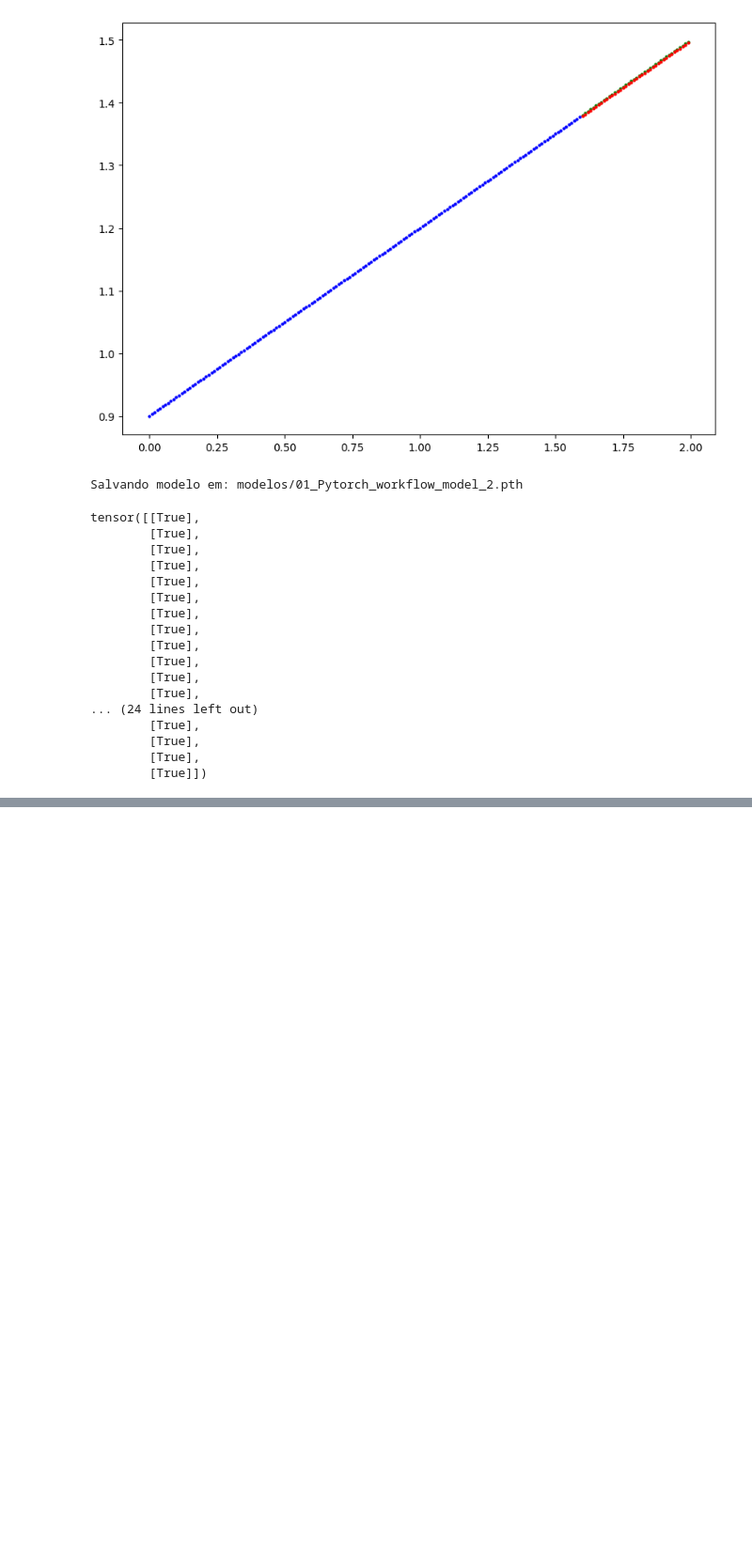
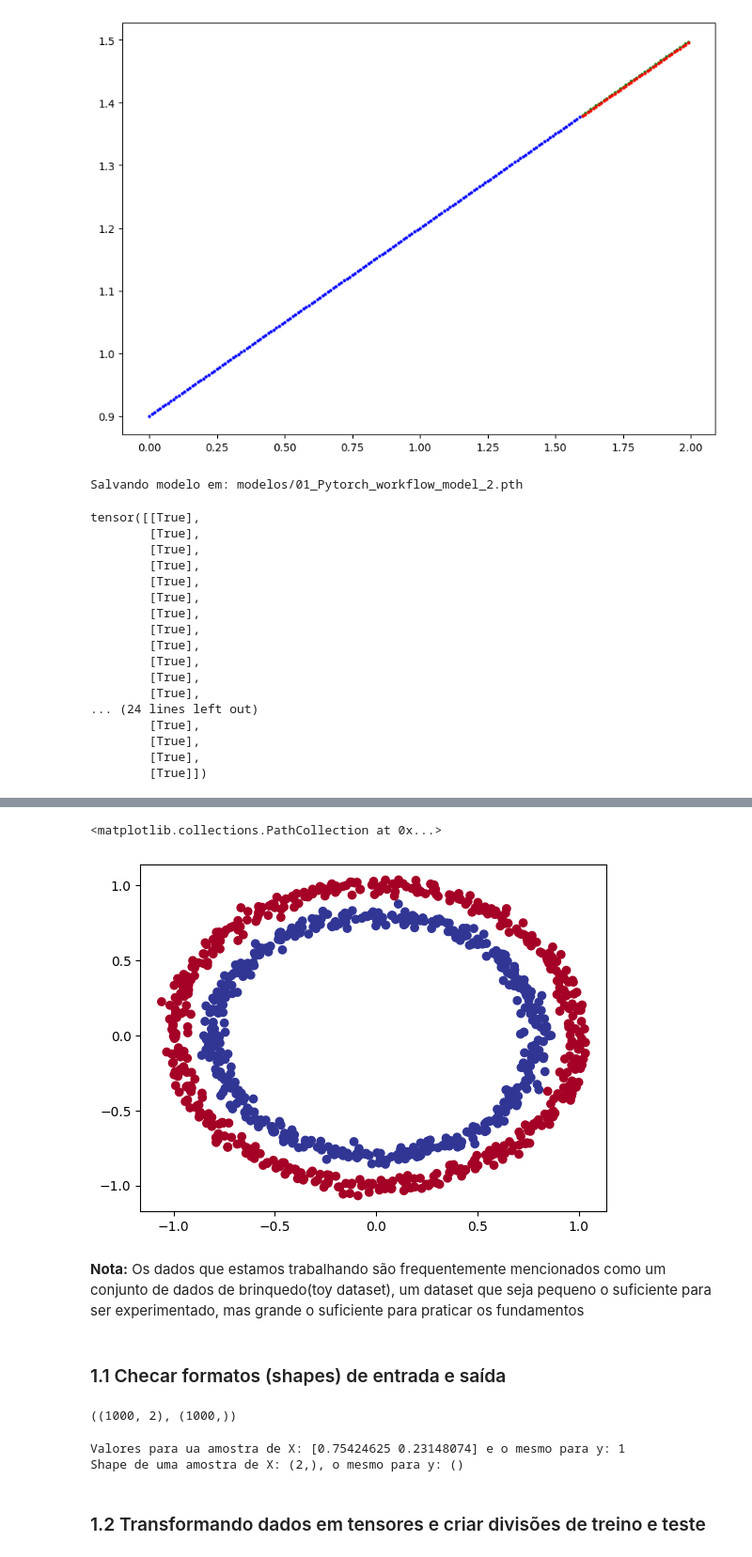
Before and after one commit to lucasget/estudos-pytorch, a Jupyter notebook: codigo.ipynb, the cells around one changed output, grey strips where cells are left out. Shown at 94% size. Drawn from its saved outputs; the diff is of its cells as text; code cells hidden in the pictures; blank space fills up the shorter version.

```diff
--- a/codigo.ipynb
+++ b/codigo.ipynb
@@ -1749,0 +1758,10 @@ tensor([[True],
+# %%
+from sklearn.datasets import make_circles
+
+# Criar 1000 amostras
+n_amostras = 1000
+
+# Criar circulos
+X, y = make_circles(n_amostras,
+                    noise = 0.03,
+                    random_state=42)
@@ -1749,0 +1822,31 @@ tensor([[True],
+# %%
+# visualize, visualize, visualize
+import matplotlib.pyplot as plt
+plt.scatter(x = X[:,0],
+            y = X[:,1],
+            c = y,
+            cmap = plt.cm.RdYlBu)
+# %% [output]
+<matplotlib.collections.PathCollection at 0x...>
+[figure, added]
+# %% [markdown]
+**Nota:** Os dados que estamos trabalhando são frequentemente mencionados como um conjunto de dados de brinquedo(toy dataset), um dataset que seja pequeno o suficiente para ser experimentado, mas grande o suficiente para praticar os fundamentos
+# %% [markdown]
+### 1.1  Checar formatos (shapes) de entrada e saída
+# %%
+X.shape, y.shape
+# %% [output]
+((1000, 2), (1000,))
+# %%
+# Veja o primeiro exemplo de features e labels
+X_sample = X[0]
+y_sample = y[0]
+X_sample, y_sample
+
+print(f"Valores para ua amostra de X: {X_sample} e o mesmo para y: {y_sample}")
+print(f"Shape de uma amostra de X: {X_sample.shape}, o mesmo para y: {y_sample.shape}")
+# %% [output]
+Valores para ua amostra de X: [0.75424625 0.23148074] e o mesmo para y: 1
+Shape de uma amostra de X: (2,), o mesmo para y: ()
+# %% [markdown]
+### 1.2 Transformando dados em tensores e criar divisões de treino e teste
```
Also changed, not shown: parts of 22 cells of this notebook, 2 other files.
